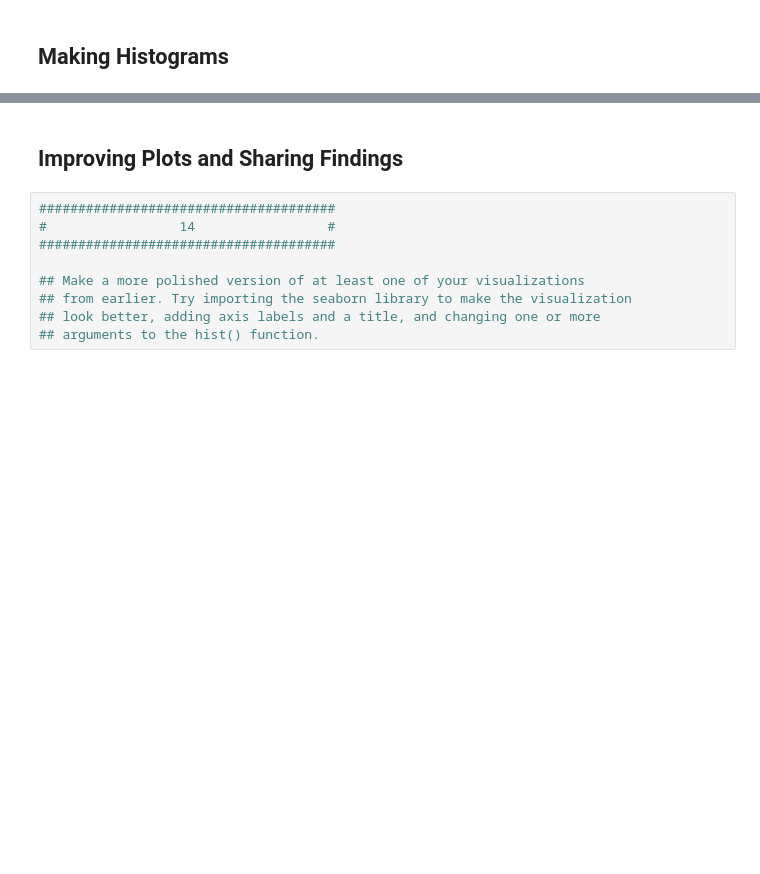
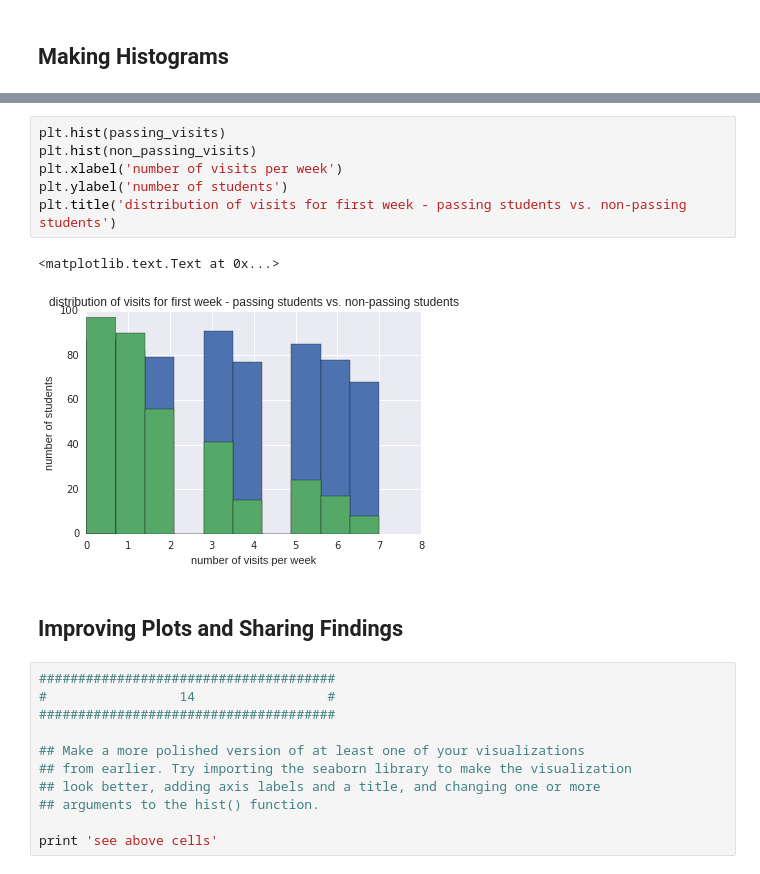
Before and after one commit to charlesmilam/udacity, a Jupyter notebook: introDA/L1_Starter_Code.ipynb, the cells around one changed output, grey strips where cells are left out. Saved outputs shown, nothing was run; the diff lists cells and outputs as text; blank space fills up the shorter version.

```diff
--- a/introDA/L1_Starter_Code.ipynb
+++ b/introDA/L1_Starter_Code.ipynb
@@ -612,3 +604,12 @@ plt.hist(non_passing_visits)
+# %%
+plt.hist(passing_visits)
+plt.hist(non_passing_visits)
+plt.xlabel('number of visits per week')
+plt.ylabel('number of students')
+plt.title('distribution of visits for first week - passing students vs. non-passing students')
+# %% [output]
+<matplotlib.text.Text at 0x...>
+[figure, added]
 # %% [markdown]
 ## Improving Plots and Sharing Findings
 # %%
@@ -620,3 +621,5 @@ plt.hist(non_passing_visits)
 ## from earlier. Try importing the seaborn library to make the visualization
 ## look better, adding axis labels and a title, and changing one or more
 ## arguments to the hist() function.
+
+print 'see above cells'
```
Also changed, not shown: parts of 4 cells of this notebook.
